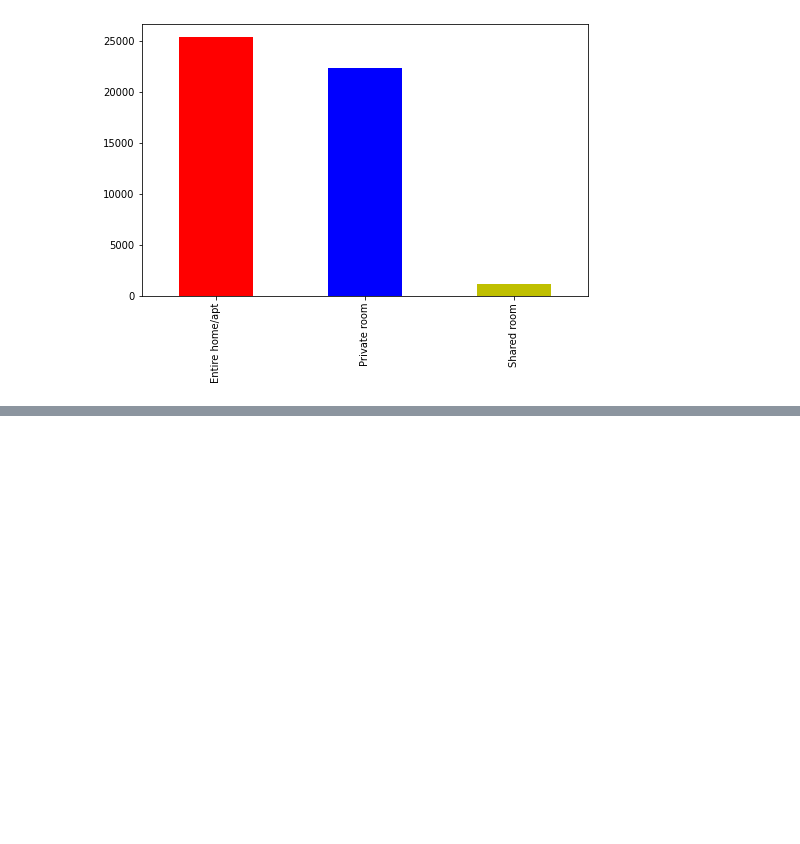
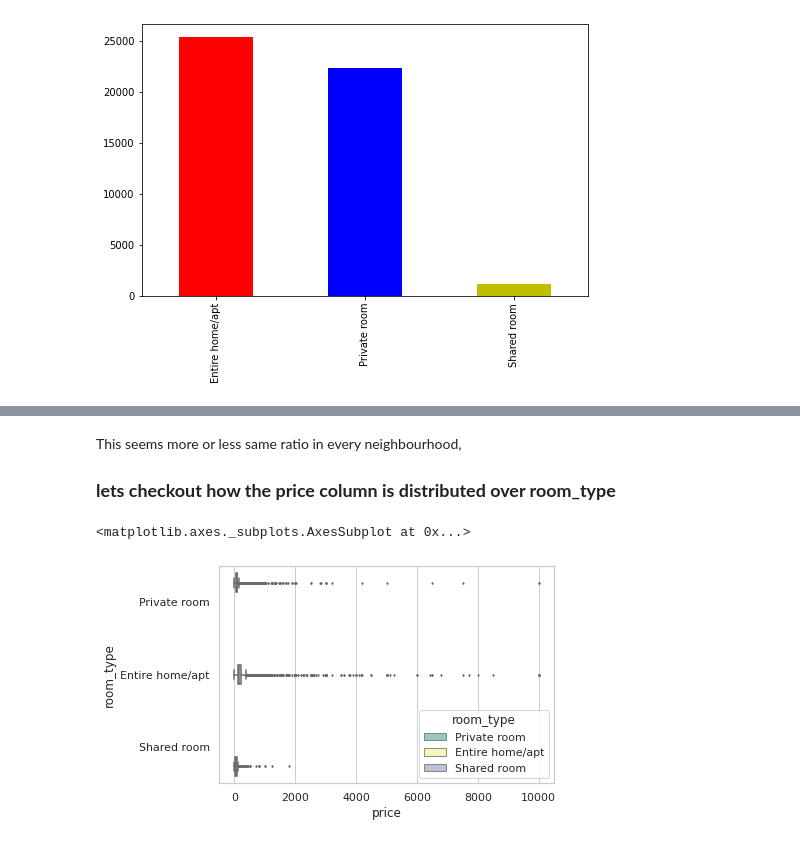
Before and after one commit to vaibhav251999/EDA-capstone-project, a Jupyter notebook: Airbnb_Bookings_Analysis_Capstone_Project.ipynb, the cells around one changed output, grey strips where cells are left out. Saved outputs shown, nothing was run; the diff lists cells and outputs as text; code cells hidden in the pictures; blank space fills up the shorter version.

```diff
--- a/Airbnb_Bookings_Analysis_Capstone_Project.ipynb
+++ b/Airbnb_Bookings_Analysis_Capstone_Project.ipynb
@@ -252,0 +296,11 @@ df['room_type'].value_counts().plot(kind='bar',color=['r','b','y'])
+# %% [markdown]
+This seems more or less same ratio in every neighbourhood,
+
+
+### **lets checkout how the price column is distributed over room_type**
+# %%
+sns.set_theme(style='whitegrid')
+sns.boxplot(y='room_type',x='price',hue='room_type',palette='Set3',linewidth=1.5,fliersize=1.5,data=df)
+# %% [output]
+<matplotlib.axes._subplots.AxesSubplot at 0x...>
+[figure, added]
```
Also changed, not shown: parts of 13 cells of this notebook.
